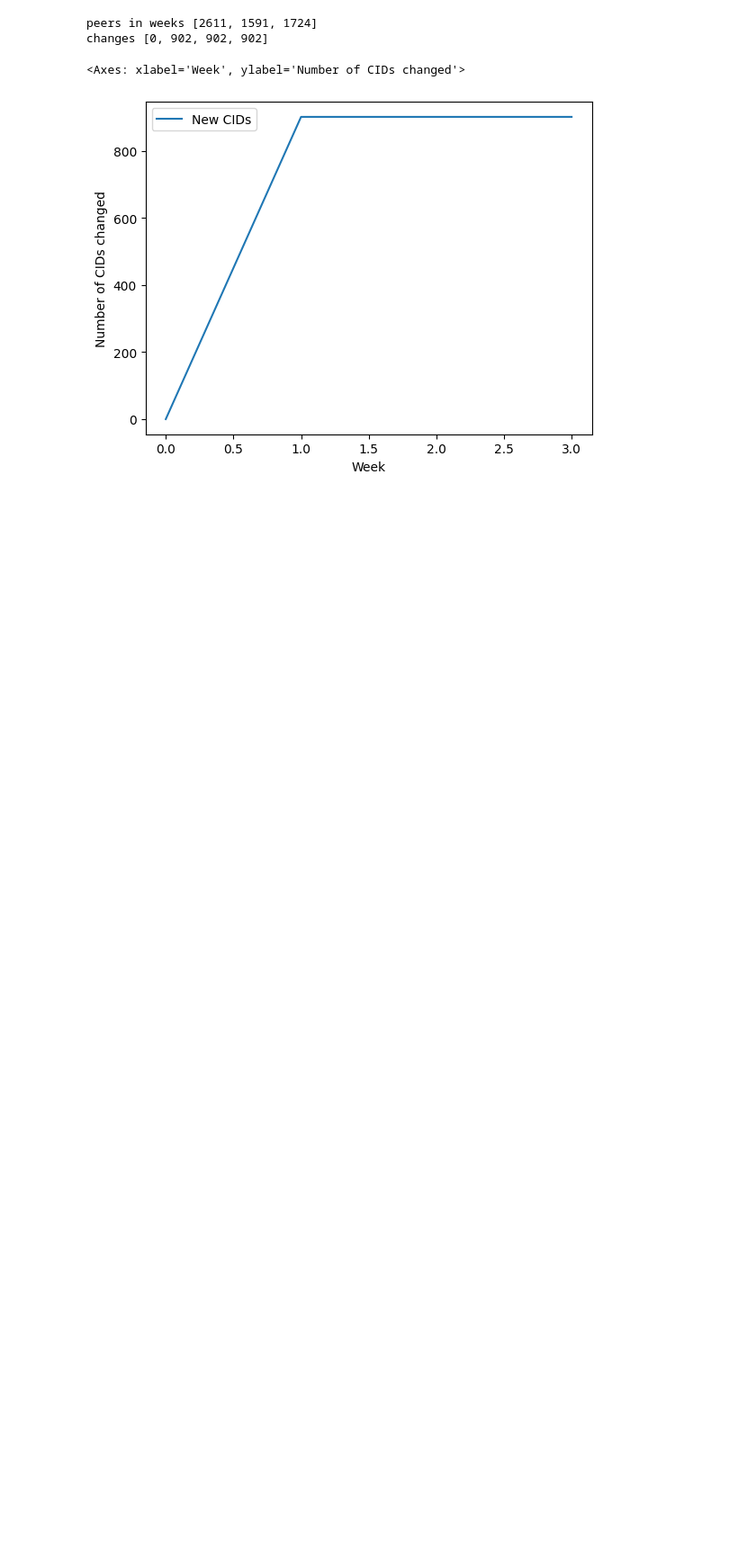
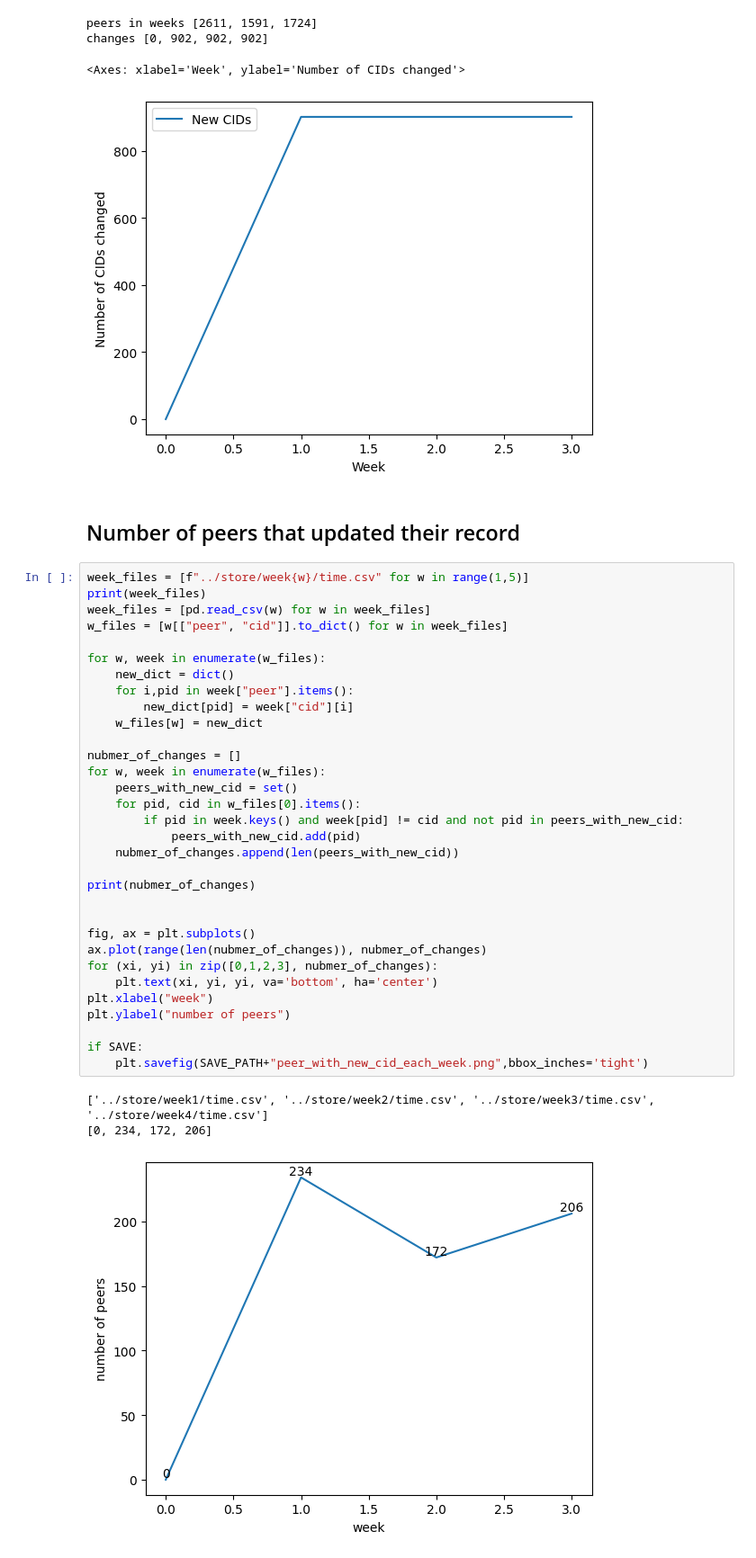
Before and after one commit to AxelGard/seek-ipns, a Jupyter notebook: analysis/rate_of_chage.ipynb, the cells around one changed output. Shown at 90% size. Drawn from its saved outputs; the diff is of its cells as text; blank space fills up the shorter version.

Commit message:
added proper change check chart

```diff
--- a/analysis/rate_of_chage.ipynb
+++ b/analysis/rate_of_chage.ipynb
@@ -390,3 +390,41 @@ peers in weeks [2611, 1591, 1724]
 changes [0, 902, 902, 902]
 <Axes: xlabel='Week', ylabel='Number of CIDs changed'>
 [figure]
+# %% [markdown]
+## Number of peers that updated their record
+# %%
+week_files = [f"../store/week{w}/time.csv" for w in range(1,5)]
+print(week_files)
+week_files = [pd.read_csv(w) for w in week_files]
+w_files = [w[["peer", "cid"]].to_dict() for w in week_files]
+
+for w, week in enumerate(w_files):
+    new_dict = dict()
+    for i,pid in week["peer"].items():
+        new_dict[pid] = week["cid"][i]
+    w_files[w] = new_dict
+
+nubmer_of_changes = []
+for w, week in enumerate(w_files):
+    peers_with_new_cid = set()
+    for pid, cid in w_files[0].items():
+        if pid in week.keys() and week[pid] != cid and not pid in peers_with_new_cid:
+            peers_with_new_cid.add(pid)
+    nubmer_of_changes.append(len(peers_with_new_cid))
+
+print(nubmer_of_changes)
+
+
+fig, ax = plt.subplots()
+ax.plot(range(len(nubmer_of_changes)), nubmer_of_changes)
+for (xi, yi) in zip([0,1,2,3], nubmer_of_changes):
+    plt.text(xi, yi, yi, va='bottom', ha='center')
+plt.xlabel("week")
+plt.ylabel("number of peers")
+
+if SAVE:
+    plt.savefig(SAVE_PATH+"peer_with_new_cid_each_week.png",bbox_inches='tight')
+# %% [output]
+['../store/week1/time.csv', '../store/week2/time.csv', '../store/week3/time.csv', '../store/week4/time.csv']
+[0, 234, 172, 206]
+[figure, added]
```
Also changed, not shown: parts of 8 cells of this notebook, 6 other files.
